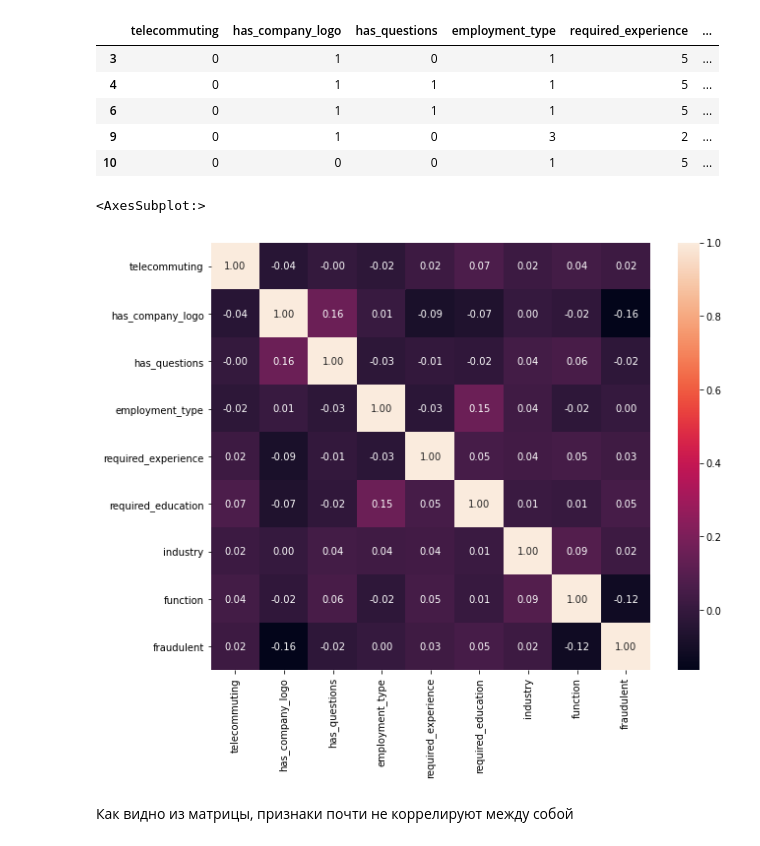
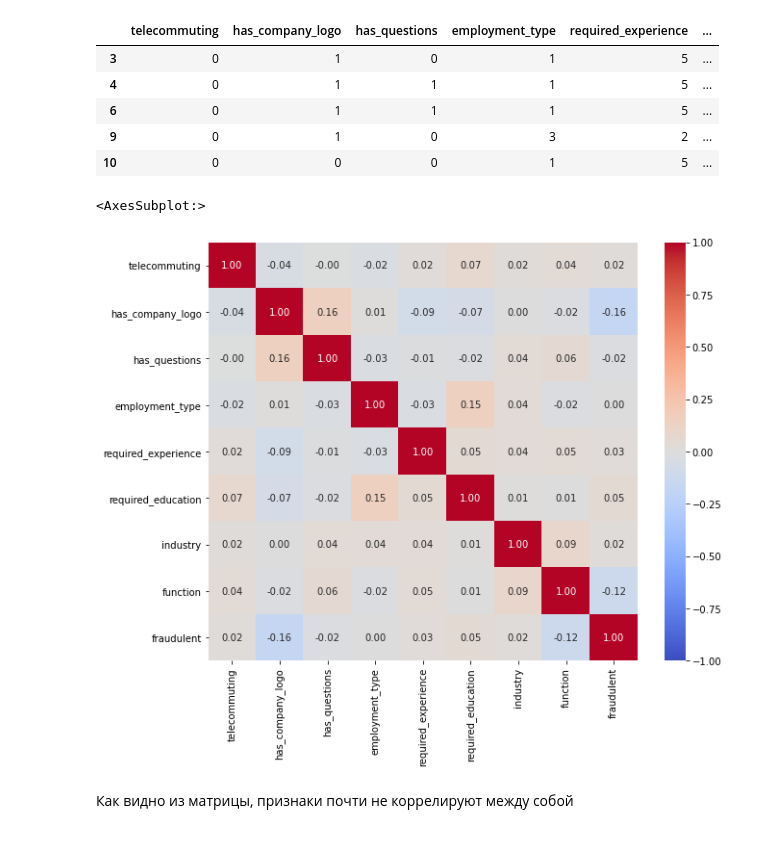
Before and after one commit to PavelLab/ML-Practical-tasks-Mag, a Jupyter notebook: Fake job prediction.ipynb, the cells around one changed output. Cells and saved outputs as stored; diff of their text form; code cells hidden in the pictures.

Commit message:
change heatmap

```diff
--- a/Fake job prediction.ipynb
+++ b/Fake job prediction.ipynb
@@ -205,10 +205,10 @@ data.head()
 | 10 | 0 | 0 | 0 | 1 | 5 | ... |
 # %%
 plt.figure(figsize = (10,8))
-sns.heatmap(data.corr(),annot=True,fmt='.2f')
+sns.heatmap(data.corr(),annot=True,fmt='.2f',vmin=-1, vmax=1,cmap="coolwarm")
 # %% [output]
 <AxesSubplot:>
-[figure, old version]
+[figure, new version]
 # %% [markdown]
 Как видно из матрицы, признаки почти не коррелируют между собой
 # %% [markdown]
```
Also changed, not shown: parts of 8 cells of this notebook.
